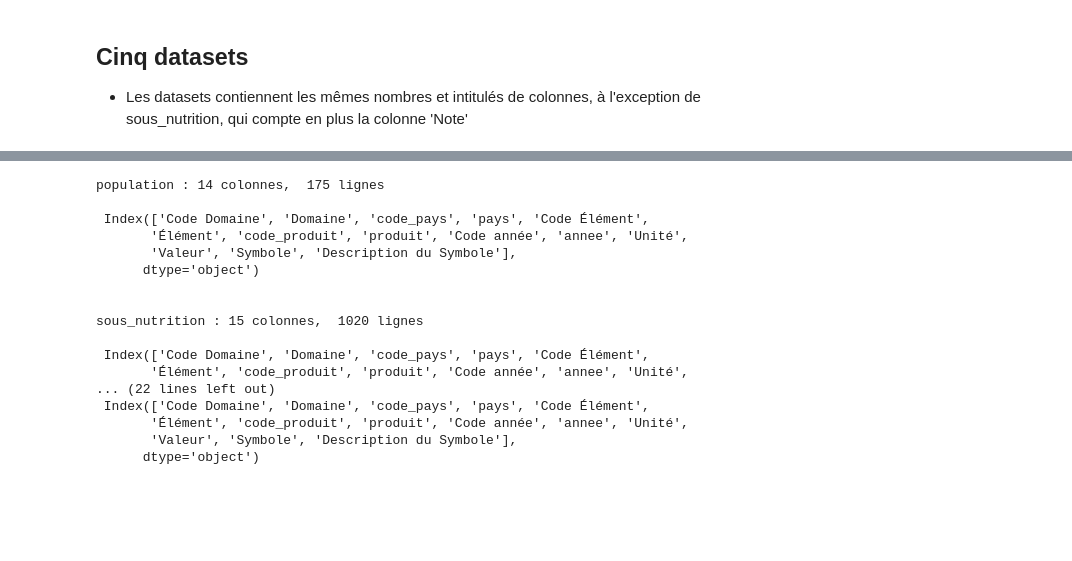
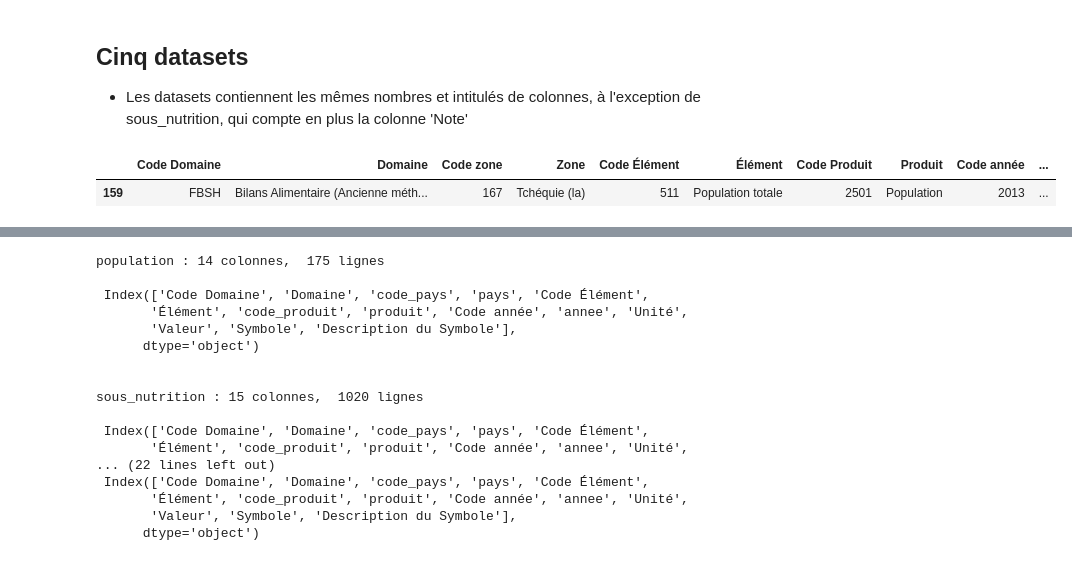
Before and after one commit to gllmfrnr/oc-da, a Jupyter notebook: p3/p3.ipynb, the cells around one changed output, grey strips where cells are left out. Cells and saved outputs as stored; diff of their text form; code cells hidden in the pictures; blank space fills up the shorter version.

```diff
--- a/p3/p3.ipynb
+++ b/p3/p3.ipynb
@@ -119,3 +119,8 @@ def pk(df,col): # Ne pas oublier les guillemets en déclarant le paramètre col
 # %% [markdown]
 ## Cinq datasets
 - Les datasets contiennent les mêmes nombres et intitulés de colonnes, à l'exception de sous_nutrition, qui compte en plus la colonne 'Note'
+# %%
+population.sample(1)
+# %% [output]
+|  | Code Domaine | Domaine | Code zone | Zone | Code Élément | Élément | Code Produit | Produit | Code année | ... |
+| 159 | FBSH | Bilans Alimentaire (Ancienne méth... | 167 | Tchéquie (la) | 511 | Population totale | 2501 | Population | 2013 | ... |
```
Also changed, not shown: parts of 17 cells of this notebook.
